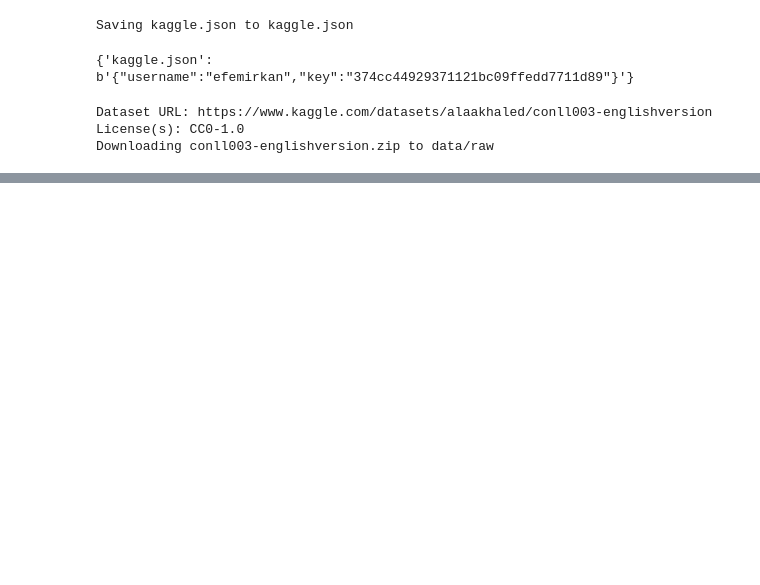
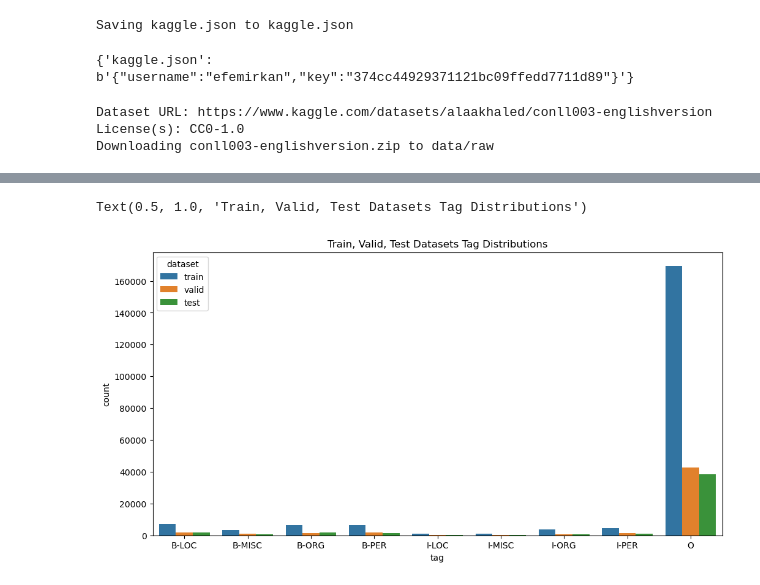
Before and after one commit to Efemirkan/ner-comparison-project, a Jupyter notebook: notebooks/00_data_exploration.ipynb, the cells around one changed output, grey strips where cells are left out. Drawn from its saved outputs; the diff is of its cells as text; code cells hidden in the pictures; blank space fills up the shorter version.

```diff
--- a/notebooks/00_data_exploration.ipynb
+++ b/notebooks/00_data_exploration.ipynb
@@ -83,0 +322,20 @@ Downloading conll003-englishversion.zip to data/raw
+# %%
+import pandas as pd
+import matplotlib.pyplot as plt
+
+# Convert counters to DataFrames
+train_tag_df = pd.DataFrame({"tag": train_tag_counts.keys(), "count": train_tag_counts.values(), "dataset": "train"})
+
+valid_tag_df = pd.DataFrame({"tag": valid_tag_counts.keys(), "count": valid_tag_counts.values(), "dataset": "valid"})
+
+test_tag_df = pd.DataFrame({"tag": test_tag_counts.keys(), "count": test_tag_counts.values(), "dataset": "test"})
+
+# Merge all
+all_tag_df = pd.concat([train_tag_df, valid_tag_df, test_tag_df])
+
+plt.figure(figsize=(12,6))
+sns.barplot(all_tag_df, x="tag", y="count",hue="dataset")
+plt.title("Train, Valid, Test Datasets Tag Distributions")
+# %% [output]
+Text(0.5, 1.0, 'Train, Valid, Test Datasets Tag Distributions')
+[figure, added]
```
Also changed, not shown: parts of 43 cells of this notebook, 1 other file.
